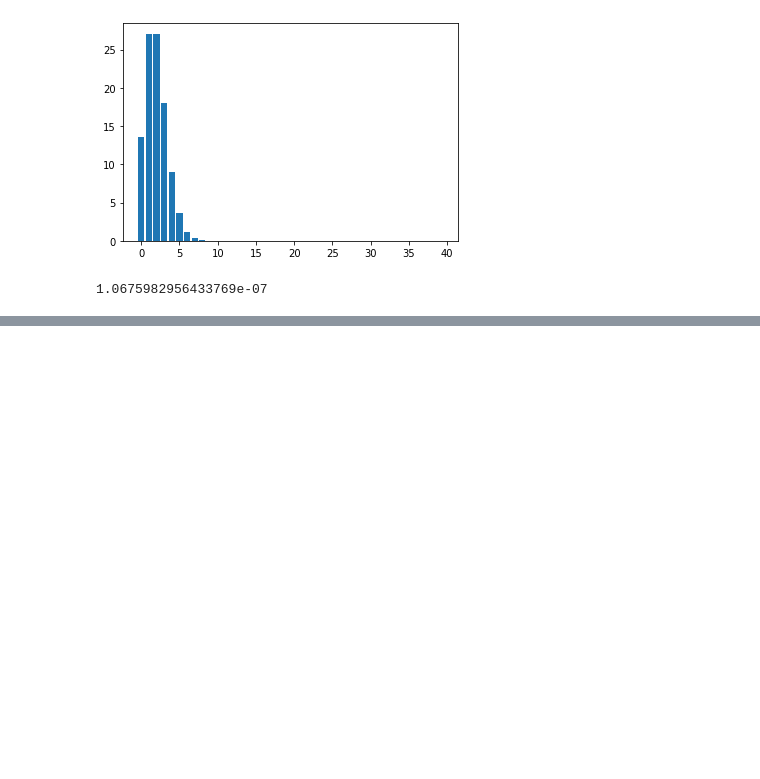
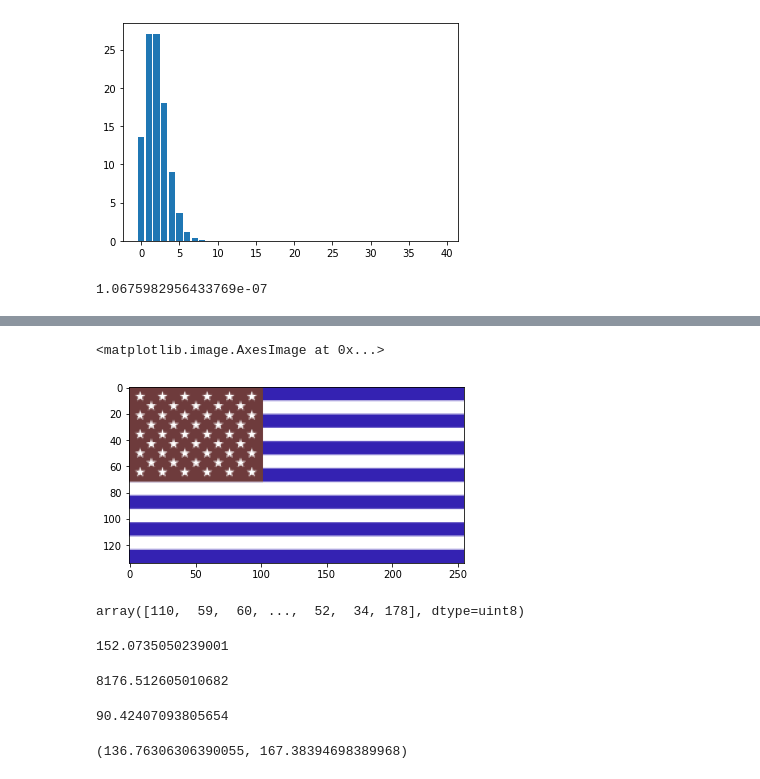
Before and after one commit to eaglehkim/python, a Jupyter notebook: prac2.ipynb, the cells around one changed output, grey strips where cells are left out. Drawn from its saved outputs; the diff is of its cells as text; code cells hidden in the pictures; blank space fills up the shorter version.

```diff
--- a/prac2.ipynb
+++ b/prac2.ipynb
@@ -2029,0 +2229,31 @@ fact(6) * fact(40) / fact(46)
+# %%
+import cv2
+
+image1 = cv2.imread("/content/america.png")
+plt.imshow(image1)
+# %% [output]
+<matplotlib.image.AxesImage at 0x...>
+[figure, added]
+# %%
+image1.flatten()
+# %% [output]
+array([110,  59,  60, ...,  52,  34, 178], dtype=uint8)
+# %%
+image1.mean()
+# %% [output]
+152.0735050239001
+# %%
+image1.var()
+# %% [output]
+8176.512605010682
+# %%
+image1.std()
+# %% [output]
+90.42407093805654
+# %%
+import math
+m_min = image1.mean() - (1.96*image1.std() / math.sqrt(len(image1)))
+m_max = image1.mean() + (1.96*image1.std() / math.sqrt(len(image1)))
+m_min, m_max
+# %% [output]
+(136.76306306390055, 167.38394698389968)
```
Also changed, not shown: parts of 25 cells of this notebook.
